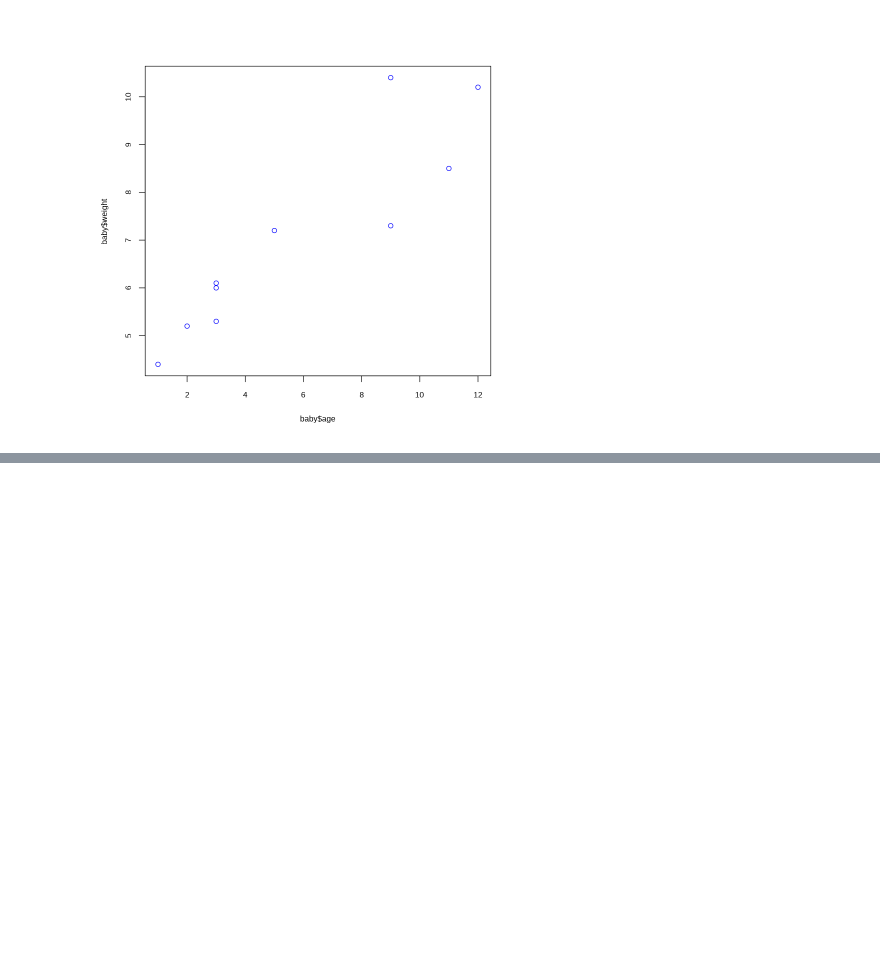
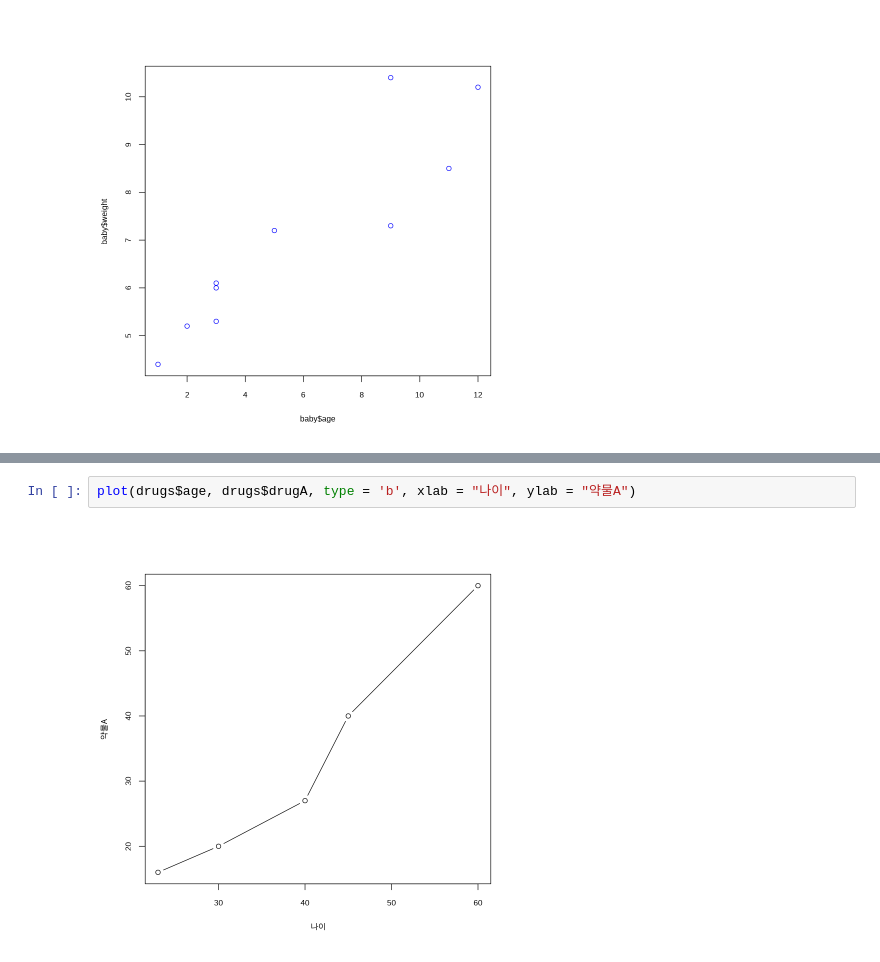
Before and after one commit to gyujin0450/Rstudy, a Jupyter notebook: 401_연속형데이터시각화.ipynb, the cells around one changed output, grey strips where cells are left out. Drawn from its saved outputs; the diff is of its cells as text; blank space fills up the shorter version.

```diff
--- a/401_연속형데이터시각화.ipynb
+++ b/401_연속형데이터시각화.ipynb
@@ -84,0 +108,4 @@ plot(baby$age, baby$weight, col='blue')
+# %%
+plot(drugs$age, drugs$drugA, type = 'b', xlab = "나이", ylab = "약물A")
+# %% [output]
+[figure, added]
```
Also changed, not shown: parts of 26 cells of this notebook.
